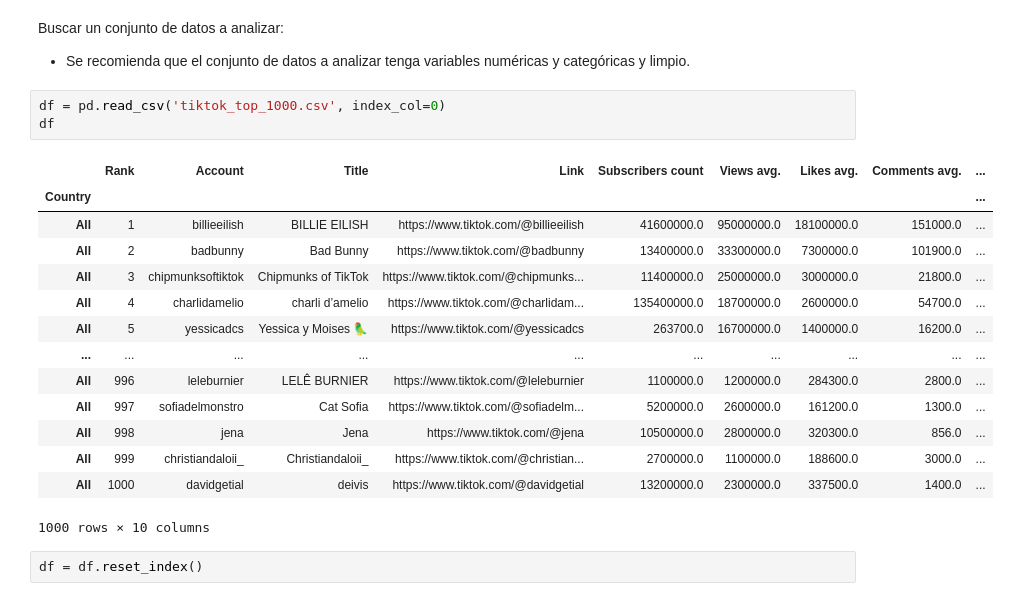
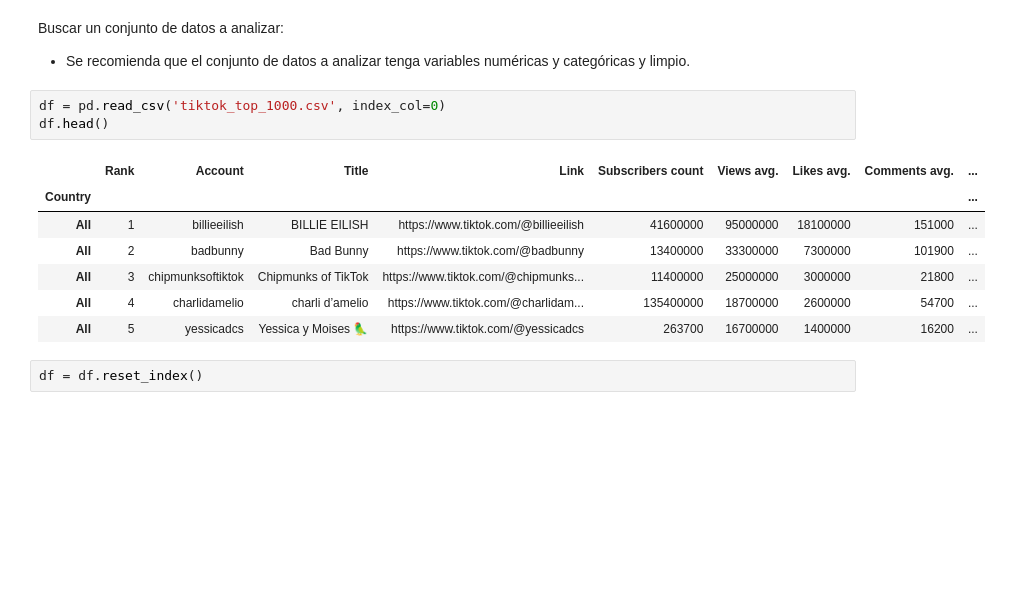
Before and after one commit to Adalab/Adalab-DA-promo-A-module-3-pairprog-3-pair-4-Alicia-Lidia, a Jupyter notebook: Regresión/Regresión 1/Pair_regresion_I.ipynb, the cells around one changed output. Drawn from its saved outputs; the diff is of its cells as text; blank space fills up the shorter version.

```diff
--- a/Regresión/Regresión 1/Pair_regresion_I.ipynb
+++ b/Regresión/Regresión 1/Pair_regresion_I.ipynb
@@ -17,22 +17,15 @@ Buscar un conjunto de datos a analizar:
 - Se recomienda que el conjunto de datos a analizar tenga variables numéricas y categóricas y limpio.
 # %%
 df = pd.read_csv('tiktok_top_1000.csv', index_col=0)
-df
+df.head()
 # %% [output]
 |  | Rank | Account | Title | Link | Subscribers count | Views avg. | Likes avg. | Comments avg. | ... |
 | Country |  |  |  |  |  |  |  |  | ... |
-| All | 1 | billieeilish | BILLIE EILISH | https://www.tiktok.com/@billieeilish | 41600000.0 | 95000000.0 | 18100000.0 | 151000.0 | ... |
-| All | 2 | badbunny | Bad Bunny | https://www.tiktok.com/@badbunny | 13400000.0 | 33300000.0 | 7300000.0 | 101900.0 | ... |
-| All | 3 | chipmunksoftiktok | Chipmunks of TikTok | https://www.tiktok.com/@chipmunks... | 11400000.0 | 25000000.0 | 3000000.0 | 21800.0 | ... |
-| All | 4 | charlidamelio | charli d’amelio | https://www.tiktok.com/@charlidam... | 135400000.0 | 18700000.0 | 2600000.0 | 54700.0 | ... |
-| All | 5 | yessicadcs | Yessica y Moises 🦜 | https://www.tiktok.com/@yessicadcs | 263700.0 | 16700000.0 | 1400000.0 | 16200.0 | ... |
-| ... | ... | ... | ... | ... | ... | ... | ... | ... | ... |
-| All | 996 | leleburnier | LELÊ BURNIER | https://www.tiktok.com/@leleburnier | 1100000.0 | 1200000.0 | 284300.0 | 2800.0 | ... |
-| All | 997 | sofiadelmonstro | Cat Sofia | https://www.tiktok.com/@sofiadelm... | 5200000.0 | 2600000.0 | 161200.0 | 1300.0 | ... |
-| All | 998 | jena | Jena | https://www.tiktok.com/@jena | 10500000.0 | 2800000.0 | 320300.0 | 856.0 | ... |
-| All | 999 | christiandaloii_ | Christiandaloii_ | https://www.tiktok.com/@christian... | 2700000.0 | 1100000.0 | 188600.0 | 3000.0 | ... |
-| All | 1000 | davidgetial | deivis | https://www.tiktok.com/@davidgetial | 13200000.0 | 2300000.0 | 337500.0 | 1400.0 | ... |
+| All | 1 | billieeilish | BILLIE EILISH | https://www.tiktok.com/@billieeilish | 41600000 | 95000000 | 18100000 | 151000 | ... |
+| All | 2 | badbunny | Bad Bunny | https://www.tiktok.com/@badbunny | 13400000 | 33300000 | 7300000 | 101900 | ... |
+| All | 3 | chipmunksoftiktok | Chipmunks of TikTok | https://www.tiktok.com/@chipmunks... | 11400000 | 25000000 | 3000000 | 21800 | ... |
+| All | 4 | charlidamelio | charli d’amelio | https://www.tiktok.com/@charlidam... | 135400000 | 18700000 | 2600000 | 54700 | ... |
+| All | 5 | yessicadcs | Yessica y Moises 🦜 | https://www.tiktok.com/@yessicadcs | 263700 | 16700000 | 1400000 | 16200 | ... |
-1000 rows × 10 columns
 # %%
 df = df.reset_index()
 # %% [markdown]
```
Also changed, not shown: parts of 5 cells of this notebook, 16 other files.
